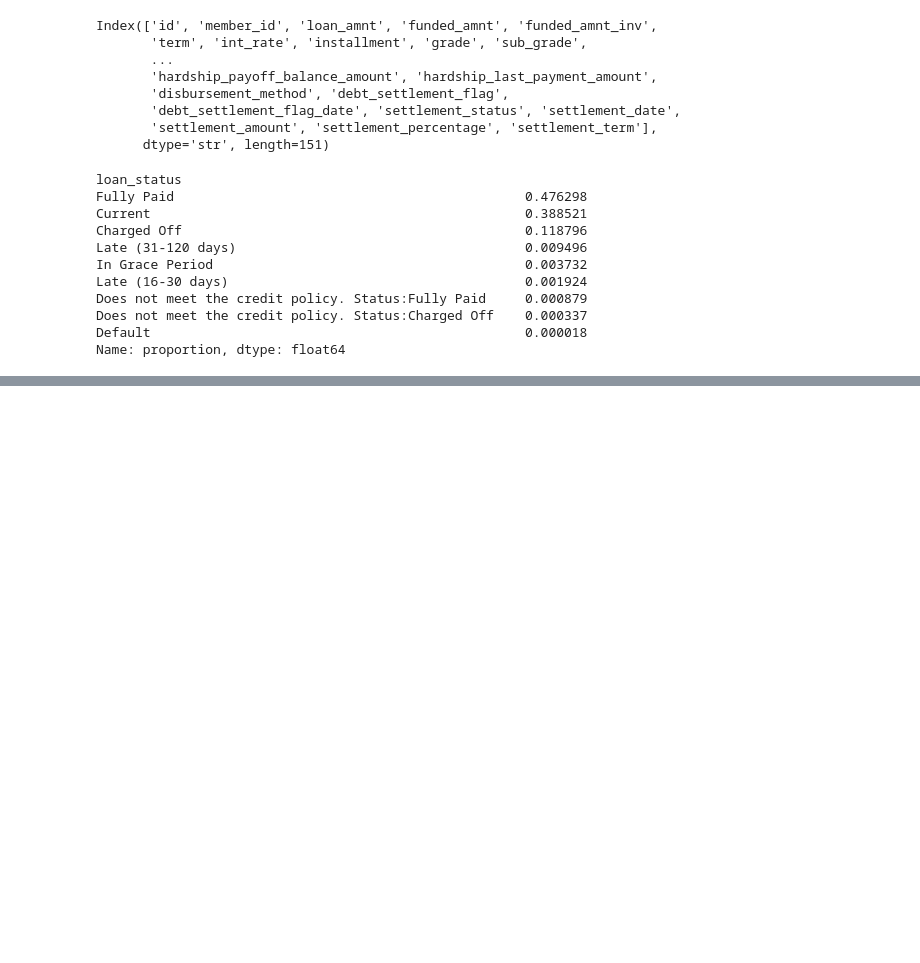
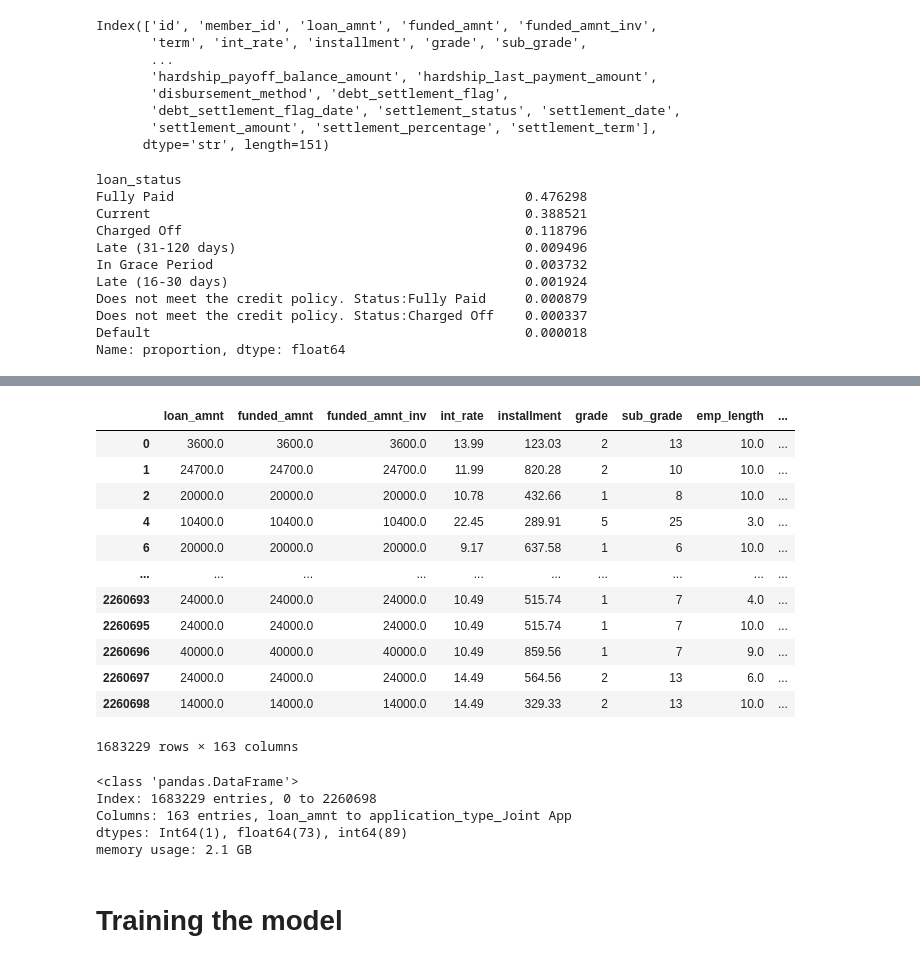
Before and after one commit to GusdPaula/MLENG_FIAP, a Jupyter notebook: fase_4/notebooks/EDA.ipynb, the cells around one changed output, grey strips where cells are left out. Cells and saved outputs as stored; diff of their text form; code cells hidden in the pictures; blank space fills up the shorter version.

Commit message:
Model training

```diff
--- a/fase_4/notebooks/EDA.ipynb
+++ b/fase_4/notebooks/EDA.ipynb
@@ -53,0 +422,32 @@ Name: proportion, dtype: float64
+# %%
+# Identify float columns
+float_cols = df_eng.select_dtypes(include="float").columns
+
+# Drop rows with NaN in any float column
+df_eng = df_eng.dropna(subset=float_cols)
+# %%
+df_eng
+# %% [output]
+|  | loan_amnt | funded_amnt | funded_amnt_inv | int_rate | installment | grade | sub_grade | emp_length | ... |
+| 0 | 3600.0 | 3600.0 | 3600.0 | 13.99 | 123.03 | 2 | 13 | 10.0 | ... |
+| 1 | 24700.0 | 24700.0 | 24700.0 | 11.99 | 820.28 | 2 | 10 | 10.0 | ... |
+| 2 | 20000.0 | 20000.0 | 20000.0 | 10.78 | 432.66 | 1 | 8 | 10.0 | ... |
+| 4 | 10400.0 | 10400.0 | 10400.0 | 22.45 | 289.91 | 5 | 25 | 3.0 | ... |
+| 6 | 20000.0 | 20000.0 | 20000.0 | 9.17 | 637.58 | 1 | 6 | 10.0 | ... |
+| ... | ... | ... | ... | ... | ... | ... | ... | ... | ... |
+| 2260693 | 24000.0 | 24000.0 | 24000.0 | 10.49 | 515.74 | 1 | 7 | 4.0 | ... |
+| 2260695 | 24000.0 | 24000.0 | 24000.0 | 10.49 | 515.74 | 1 | 7 | 10.0 | ... |
+| 2260696 | 40000.0 | 40000.0 | 40000.0 | 10.49 | 859.56 | 1 | 7 | 9.0 | ... |
+| 2260697 | 24000.0 | 24000.0 | 24000.0 | 14.49 | 564.56 | 2 | 13 | 6.0 | ... |
+| 2260698 | 14000.0 | 14000.0 | 14000.0 | 14.49 | 329.33 | 2 | 13 | 10.0 | ... |
+1683229 rows × 163 columns
+# %%
+df_eng.info()
+# %% [output]
+<class 'pandas.DataFrame'>
+Index: 1683229 entries, 0 to 2260698
+Columns: 163 entries, loan_amnt to application_type_Joint App
+dtypes: Int64(1), float64(73), int64(89)
+memory usage: 2.1 GB
+# %% [markdown]
+# Training the model
```
Also changed, not shown: parts of 32 cells of this notebook.
